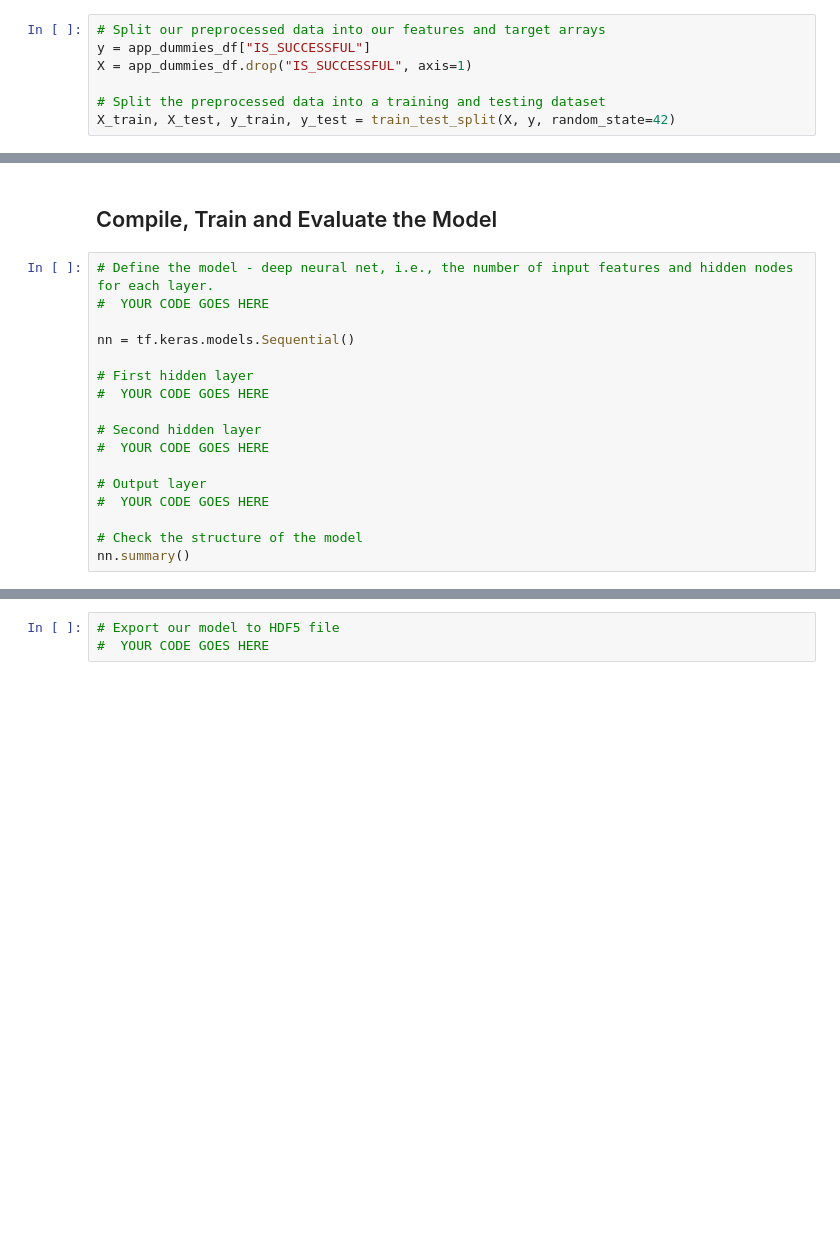
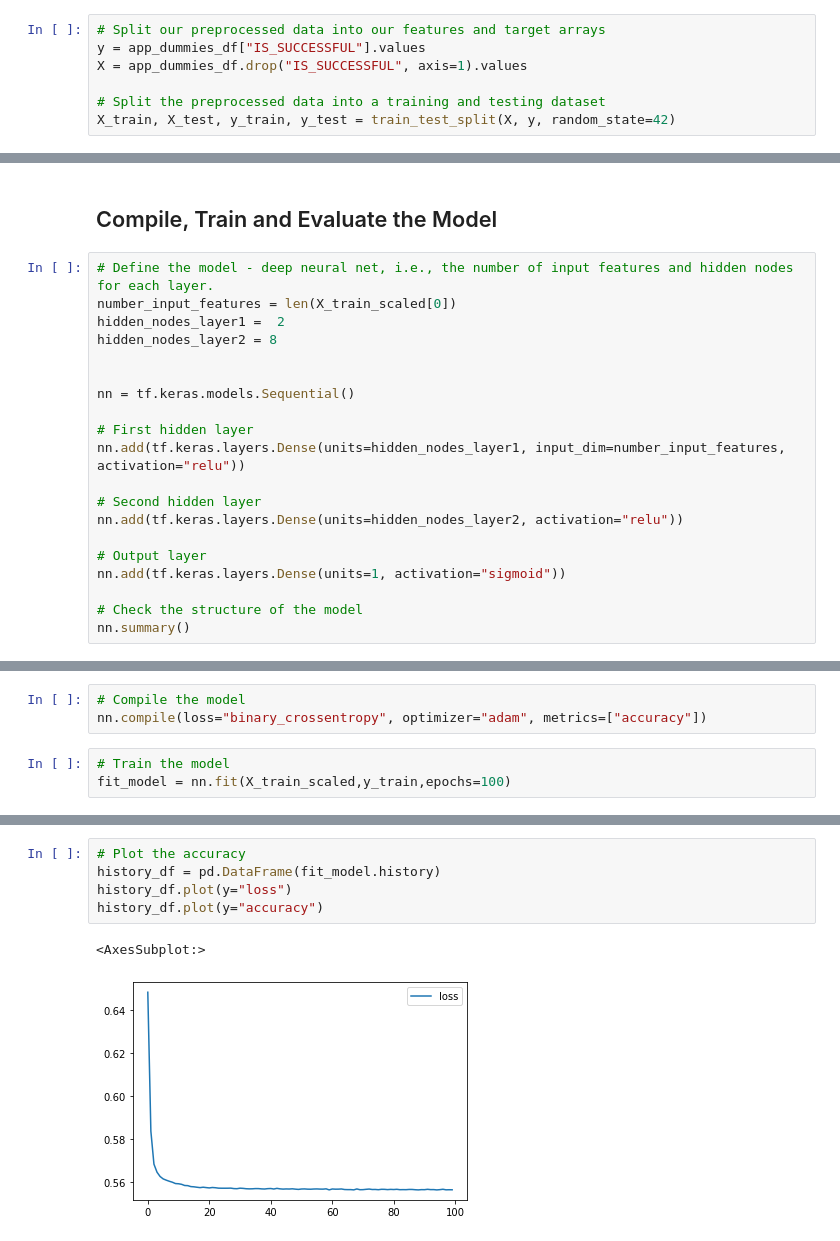
Before and after one commit to carolineshah/deep-learning-challenge, a Jupyter notebook: Instructions/Starter_Code.ipynb, the cells around one changed output, grey strips where cells are left out. Cells and saved outputs as stored; diff of their text form; blank space fills up the shorter version.

```diff
--- a/Instructions/Starter_Code.ipynb
+++ b/Instructions/Starter_Code.ipynb
@@ -169,8 +169,8 @@ app_dummies_df.head()
 5 rows × 50 columns
 # %%
 # Split our preprocessed data into our features and target arrays
-y = app_dummies_df["IS_SUCCESSFUL"]
-X = app_dummies_df.drop("IS_SUCCESSFUL", axis=1)
+y = app_dummies_df["IS_SUCCESSFUL"].values
+X = app_dummies_df.drop("IS_SUCCESSFUL", axis=1).values
 
 # Split the preprocessed data into a training and testing dataset
 X_train, X_test, y_train, y_test = train_test_split(X, y, random_state=42)
@@ -188,18 +188,21 @@ X_test_scaled = X_scaler.transform(X_test)
 ## Compile, Train and Evaluate the Model
 # %%
 # Define the model - deep neural net, i.e., the number of input features and hidden nodes for each layer.
-#  YOUR CODE GOES HERE
+number_input_features = len(X_train_scaled[0])
+hidden_nodes_layer1 =  2
+hidden_nodes_layer2 = 8
+
 
 nn = tf.keras.models.Sequential()
 
 # First hidden layer
-#  YOUR CODE GOES HERE
+nn.add(tf.keras.layers.Dense(units=hidden_nodes_layer1, input_dim=number_input_features, activation="relu"))
 
 # Second hidden layer
-#  YOUR CODE GOES HERE
+nn.add(tf.keras.layers.Dense(units=hidden_nodes_layer2, activation="relu"))
 
 # Output layer
-#  YOUR CODE GOES HERE
+nn.add(tf.keras.layers.Dense(units=1, activation="sigmoid"))
 
 # Check the structure of the model
 nn.summary()
@@ -251,0 +224,6 @@ Epoch 100/100
+# %%
+# Compile the model
+nn.compile(loss="binary_crossentropy", optimizer="adam", metrics=["accuracy"])
+# %%
+# Train the model
+fit_model = nn.fit(X_train_scaled,y_train,epochs=100)
@@ -259,3 +255,8 @@ Loss: 0.557812534073699, Accuracy: 0.7262973785400391
-# %%
-# Export our model to HDF5 file
-#  YOUR CODE GOES HERE
+# %%
+# Plot the accuracy
+history_df = pd.DataFrame(fit_model.history)
+history_df.plot(y="loss")
+history_df.plot(y="accuracy")
+# %% [output]
+<AxesSubplot:>
+[figure, added]
```
Also changed, not shown: parts of 7 cells of this notebook, 1 other file.
